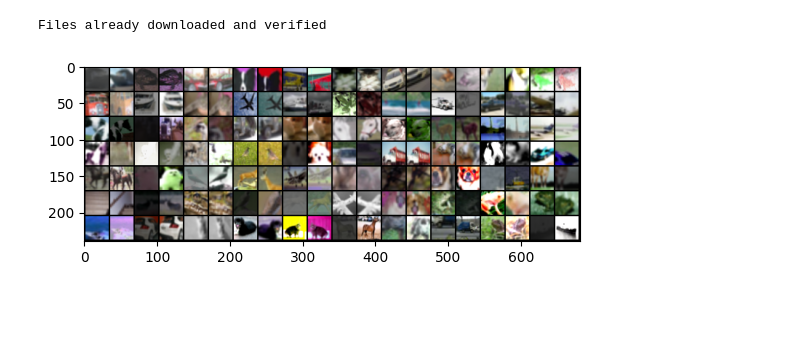
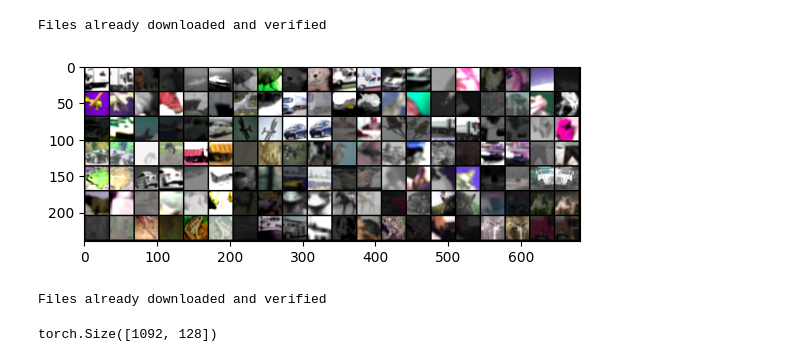
Before and after one commit to JasonKChow/SimpleSimCLR, a Jupyter notebook: demo.ipynb, the cells around one changed output. Drawn from its saved outputs; the diff is of its cells as text; code cells hidden in the pictures; blank space fills up the shorter version.

Commit message:
demo transfer learning with simCLR trained network

```diff
--- a/demo.ipynb
+++ b/demo.ipynb
@@ -6,21 +14,61 @@ import numpy as np
 
 import train
 # %%
-transforms = train.simCLR_transform()
+# This transform returns 2 copies of every image
+transform = train.simCLR_transform()
 
 cifarTest = train.CIFAR10_Paired(
-    root="./data", train=False, download=True, transform=transforms
+    root="./data", train=False, download=True, transform=transform
 )
 testLoader = DataLoader(cifarTest, batch_size=70, shuffle=True)
 
+# Get a batch (and reshape to handle double images)
 images, labels = next(iter(testLoader))
 shape = images.shape
 images = images.view(shape[0] * 2, shape[2], shape[3], shape[4])
 
+# Display grid
 grid = torchvision.utils.make_grid(images, nrow=20)
 grid = np.transpose(grid, (1, 2, 0))
 
 _ = plt.imshow(grid)
 # %% [output]
 Files already downloaded and verified
-[figure, old version]
+[figure, new version]
+# %%
+# Load CNN
+model = train.cnn_simCLR()
+model.load_state_dict(torch.load("unsupervised.pth"))
+model.eval()
+
+# Get the normal test set of CIFAR10
+cifarTest = torchvision.datasets.CIFAR10(
+    root="./data",
+    train=False,
+    download=True,
+    transform=torchvision.transforms.ToTensor(),
+)
+testLoader = DataLoader(cifarTest, batch_size=156, shuffle=True)
+
+# Get the embeddings from some images
+targetImages = 1000
+imgCount = 0
+embeddings = []
+cats = []
+for images, labels in testLoader:
+    with torch.no_grad():
+        embeddings.append(model(images))
+    cats.append(labels)
+
+    imgCount += len(labels)
+    if imgCount >= targetImages:
+        break
+
+embeddings = torch.cat(embeddings)
+cats = torch.cat(cats)
+# %% [output]
+Files already downloaded and verified
+# %%
+embeddings.shape
+# %% [output]
+torch.Size([1092, 128])
```
Also changed, not shown: parts of 4 cells of this notebook.
